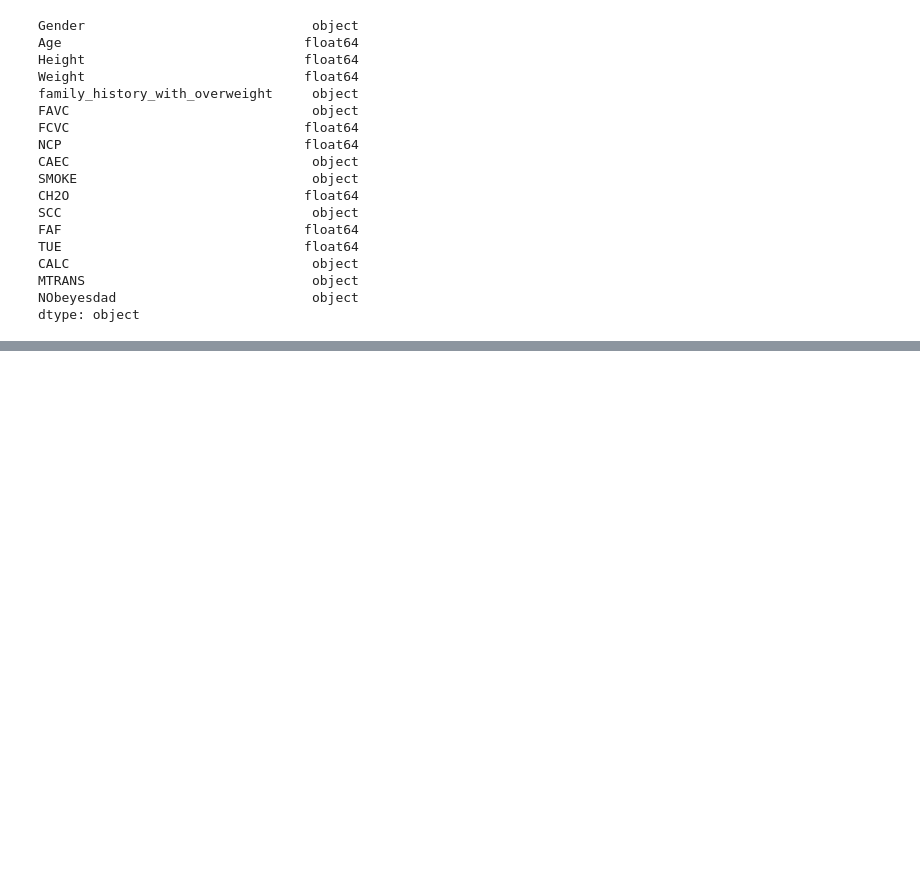
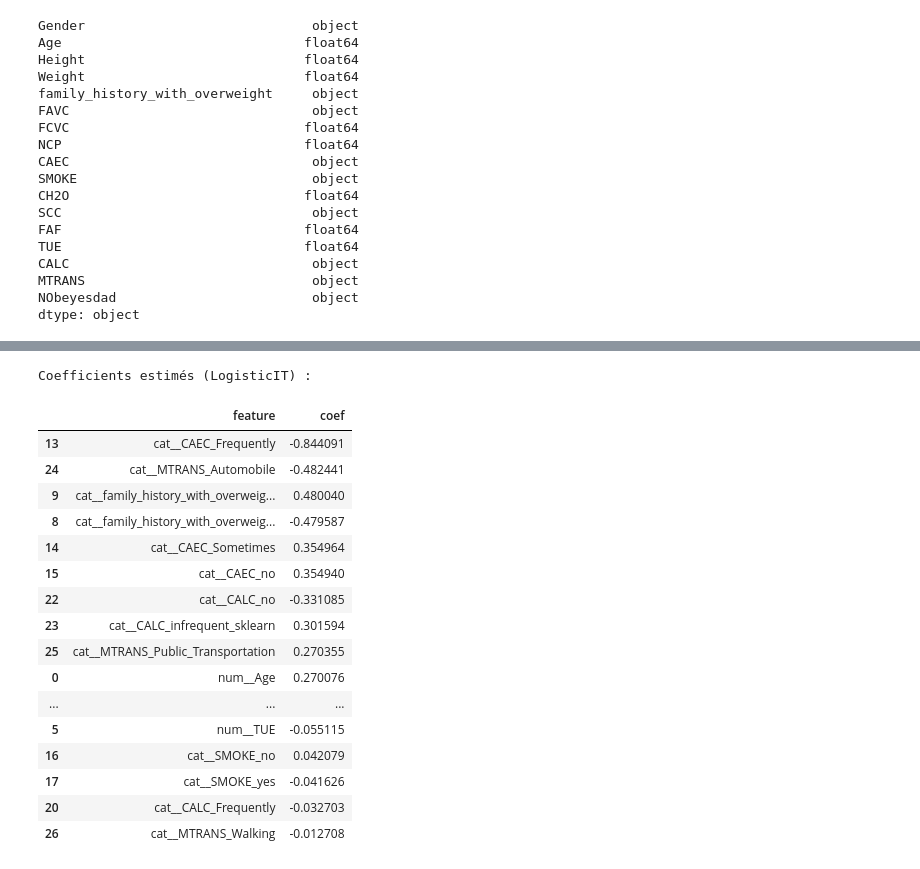
Before and after one commit to edequercize/applied_statistics, a Jupyter notebook: main.ipynb, the cells around one changed output, grey strips where cells are left out. Cells and saved outputs as stored; diff of their text form; code cells hidden in the pictures; blank space fills up the shorter version.

```diff
--- a/main.ipynb
+++ b/main.ipynb
@@ -292,33 +234,0 @@ Pour un réseau de neurones, il est crucial d’utiliser des métriques robustes
-# %%
-# Si on fait que un seul modèle à la fois on peut faire ça comme ça : (exemple de lightgbm)
-
-# Modèle LightGBM avec régularisation renforcée pour limiter l'overfitting
-gbm = LGBMClassifier(
-    objective='multiclass',
-    num_class=7,
-    n_estimators=100,  # Réduit pour limiter l'overfitting
-    learning_rate=0.05,
-    max_depth=4,       # Limité (-1 = illimité)
-    subsample=0.8,
-    colsample_bytree=0.8,
-    reg_alpha=1.0,     # Augmenté (avant 0.1) pour limiter l'overfitting
-    reg_lambda=1.0,     # Augmenté (avant 0.3) pour limiter l'overfitting
-    verbosity=-1 #on évite les warnings de lightgbm
-)
-
-pipe = Pipeline([
-    ('preproc', preproc),
-    ('gbm', gbm)
-])
-
-
-# Entraînement + calibration (isotonic recommandée si jeu suffisant)
-pipe.fit(X_train, y_train)
-calibrated = CalibratedClassifierCV(pipe, method='isotonic', cv=3)
-calibrated.fit(X_train, y_train)
-
-y_pred = calibrated.predict(X_test)
-y_proba = calibrated.predict_proba(X_test)
-
-print(classification_report(y_test, y_pred, digits=3))
-print(confusion_matrix(y_test, y_pred))
@@ -324,0 +277,27 @@ print(confusion_matrix(y_test, y_pred))
+# %%
+# Affichage des coefficients du modèle LogisticIT (mord)
+import pandas as pd
+coefs = pipe_mord.named_steps['clf'].coef_
+feature_names = preproc.get_feature_names_out()
+coef_df = pd.DataFrame({'feature': feature_names, 'coef': coefs})
+print('Coefficients estimés (LogisticIT) :')
+display(coef_df.sort_values('coef', key=abs, ascending=False))
+# %% [output]
+Coefficients estimés (LogisticIT) :
+|  | feature | coef |
+| 13 | cat__CAEC_Frequently | -0.844091 |
+| 24 | cat__MTRANS_Automobile | -0.482441 |
+| 9 | cat__family_history_with_overweig... | 0.480040 |
+| 8 | cat__family_history_with_overweig... | -0.479587 |
+| 14 | cat__CAEC_Sometimes | 0.354964 |
+| 15 | cat__CAEC_no | 0.354940 |
+| 22 | cat__CALC_no | -0.331085 |
+| 23 | cat__CALC_infrequent_sklearn | 0.301594 |
+| 25 | cat__MTRANS_Public_Transportation | 0.270355 |
+| 0 | num__Age | 0.270076 |
+| ... | ... | ... |
+| 5 | num__TUE | -0.055115 |
+| 16 | cat__SMOKE_no | 0.042079 |
+| 17 | cat__SMOKE_yes | -0.041626 |
+| 20 | cat__CALC_Frequently | -0.032703 |
+| 26 | cat__MTRANS_Walking | -0.012708 |
```
Also changed, not shown: parts of 17 cells of this notebook.
